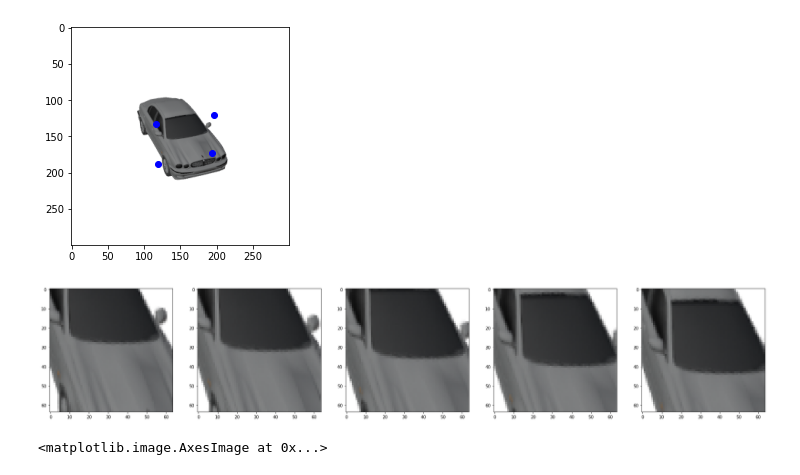
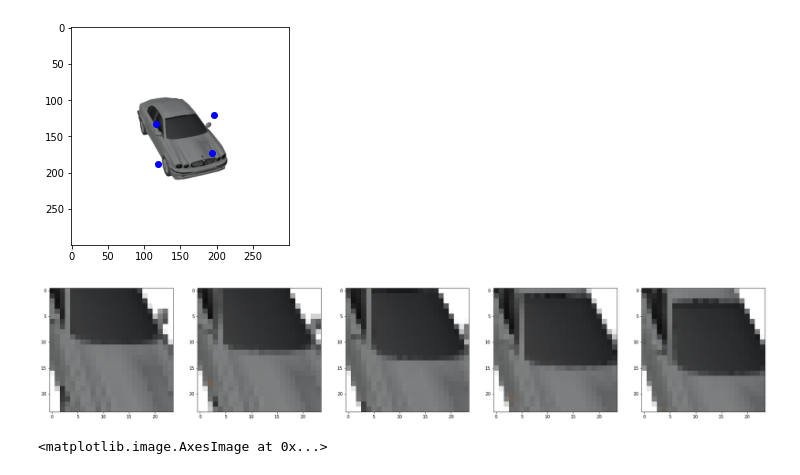
Before and after one commit to lcordey/codePDM, a Jupyter notebook: img2sdf_code/test.ipynb, the cells around one changed output. Drawn from its saved outputs; the diff is of its cells as text; code cells hidden in the pictures.

```diff
--- a/img2sdf_code/test.ipynb
+++ b/img2sdf_code/test.ipynb
@@ -81,18 +81,18 @@ plt.scatter(x = loc_mid_2d[interp,:,0], y = loc_mid_2d[interp,:,1], c = 'b')
 <matplotlib.collections.PathCollection at 0x...>
 [figure]
 # %%
-height, width = 64, 64
+height, width = 24, 24
 
 fig, axs = plt.subplots(1,5, figsize=(30,10))
 
 interp = 10
 for i in range(5):
     src = loc_mid_2d[i + interp,:,:2]
     dst = np.array([[0,height],[width,height],[width,0],[0,0]])
     h, mask = cv2.findHomography(src, dst)
     axs[i].imshow(cv2.warpPerspective(im, h, (width,height)))
 # %% [output]
-[figure, old version]
+[figure, new version]
 # %%
 height, width, depth = 64, 64, 128
 
```
Also changed, not shown: 1 other file.
